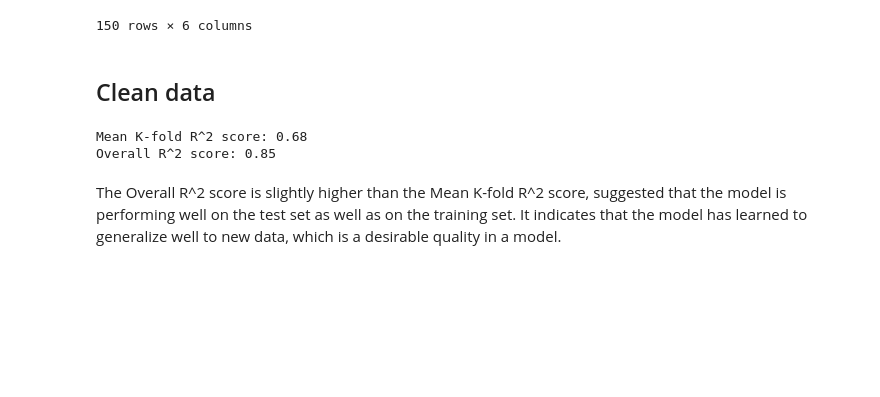
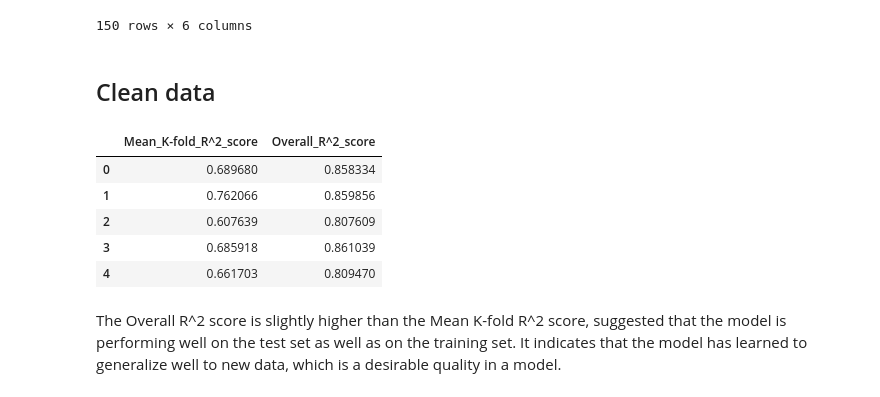
Before and after one commit to Comrade26/first_model_test, a Jupyter notebook: test.ipynb, the cells around one changed output. Saved outputs shown, nothing was run; the diff lists cells and outputs as text; code cells hidden in the pictures; blank space fills up the shorter version.

```diff
--- a/test.ipynb
+++ b/test.ipynb
@@ -90,7 +68,0 @@ for number in range(1000):
-# %%
-import numpy as np
-print(f"Mean K-fold R^2 score: {np.mean(kfold):.2f}")
-print(f"Overall R^2 score: {np.mean(r2score):.2f}")
-# %% [output]
-Mean K-fold R^2 score: 0.68
-Overall R^2 score: 0.85
@@ -97,3 +80,12 @@ Overall R^2 score: 0.85
+# %%
+df_linear.head()
+# %% [output]
+|  | Mean_K-fold_R^2_score | Overall_R^2_score |
+| 0 | 0.689680 | 0.858334 |
+| 1 | 0.762066 | 0.859856 |
+| 2 | 0.607639 | 0.807609 |
+| 3 | 0.685918 | 0.861039 |
+| 4 | 0.661703 | 0.809470 |
 # %% [markdown]
 The Overall R^2 score is slightly higher than the Mean K-fold R^2 score, suggested that the model is performing well on the test set as well as on the training set. It indicates that the model has learned to generalize well to new data, which is a desirable quality in a model.
 # %%
```
Also changed, not shown: parts of 15 cells of this notebook.
